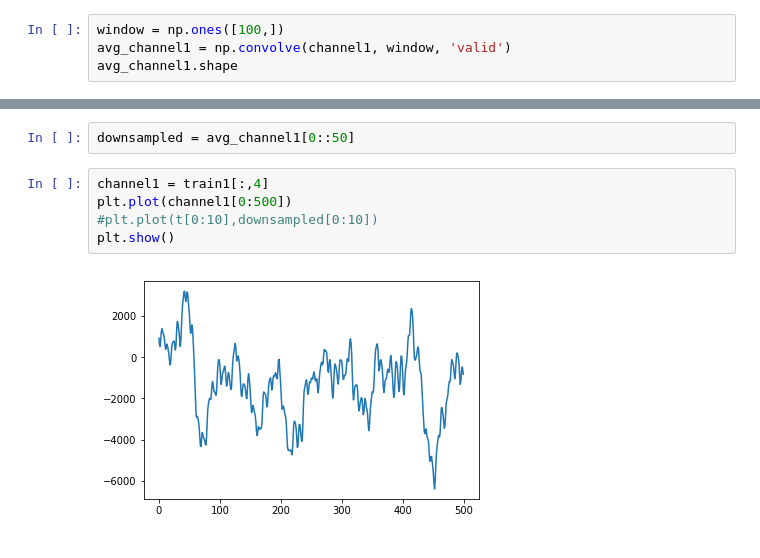
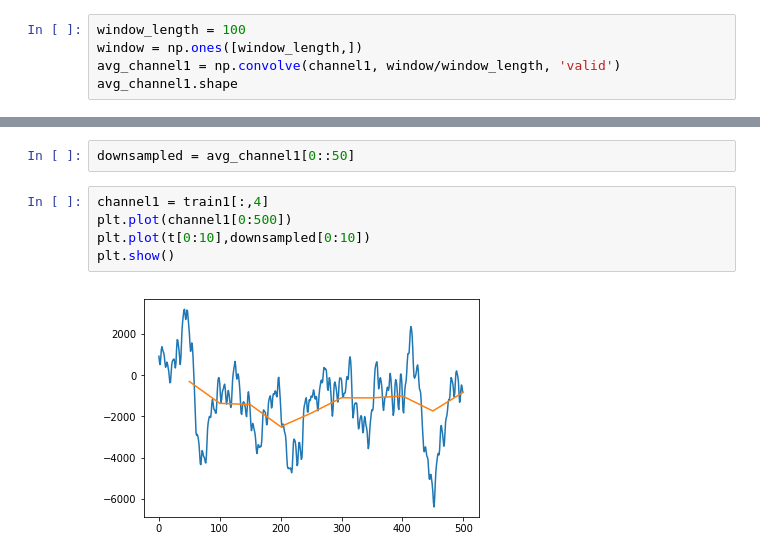
Before and after one commit to gabyborja/BCI-python, a Jupyter notebook: BCI Python.ipynb, the cells around one changed output, grey strips where cells are left out. Cells and saved outputs as stored; diff of their text form.

Commit message:
Fix 100 ms window convolution

```diff
--- a/BCI Python.ipynb
+++ b/BCI Python.ipynb
@@ -77,8 +77,9 @@ First let's take a look at some plots of the training data and the data glove tr
 # %% [markdown]
 Use a moving window to calculate the 6 features above.
 # %%
-window = np.ones([100,])
-avg_channel1 = np.convolve(channel1, window, 'valid')
+window_length = 100
+window = np.ones([window_length,])
+avg_channel1 = np.convolve(channel1, window/window_length, 'valid')
 avg_channel1.shape
 # %% [output]
 (399901,)
@@ -95,7 +96,7 @@ downsampled = avg_channel1[0::50]
 # %%
 channel1 = train1[:,4]
 plt.plot(channel1[0:500])
-#plt.plot(t[0:10],downsampled[0:10])
+plt.plot(t[0:10],downsampled[0:10])
 plt.show()
 # %% [output]
-[figure, old version]
+[figure, new version]
```
Also changed, not shown: parts of 1 cell of this notebook.
